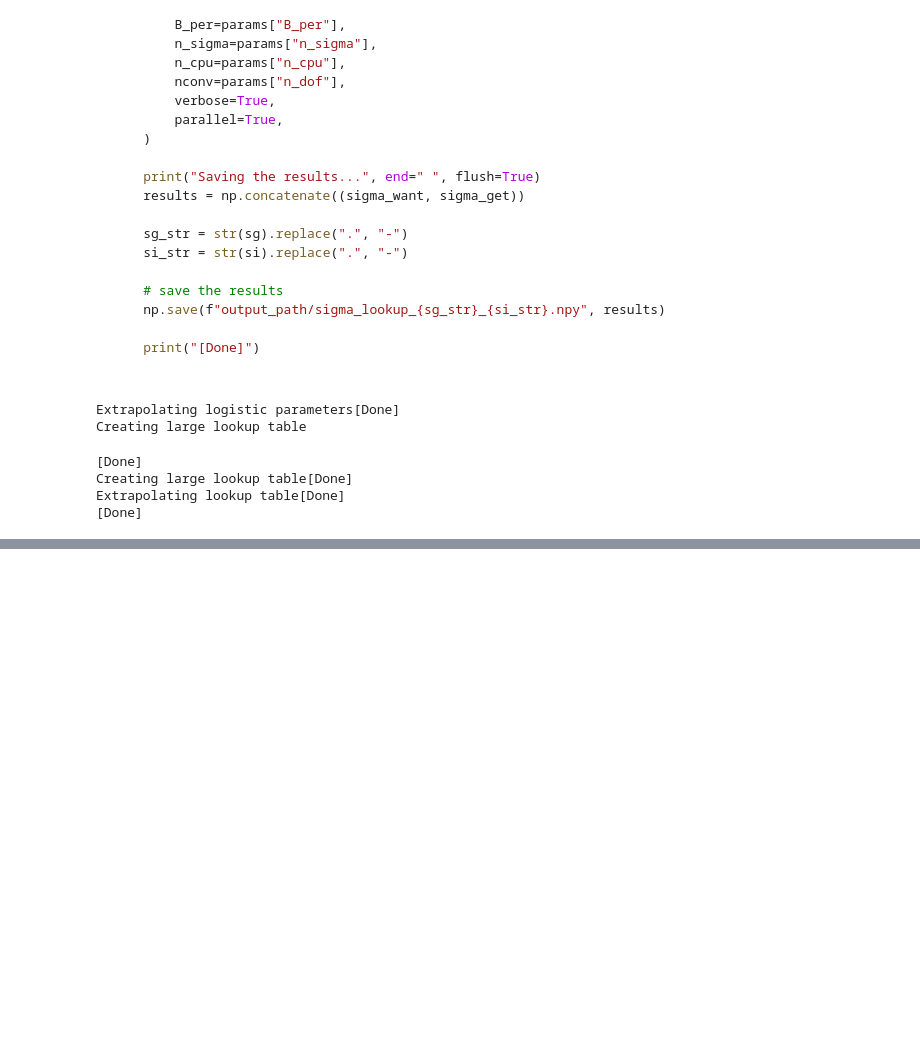
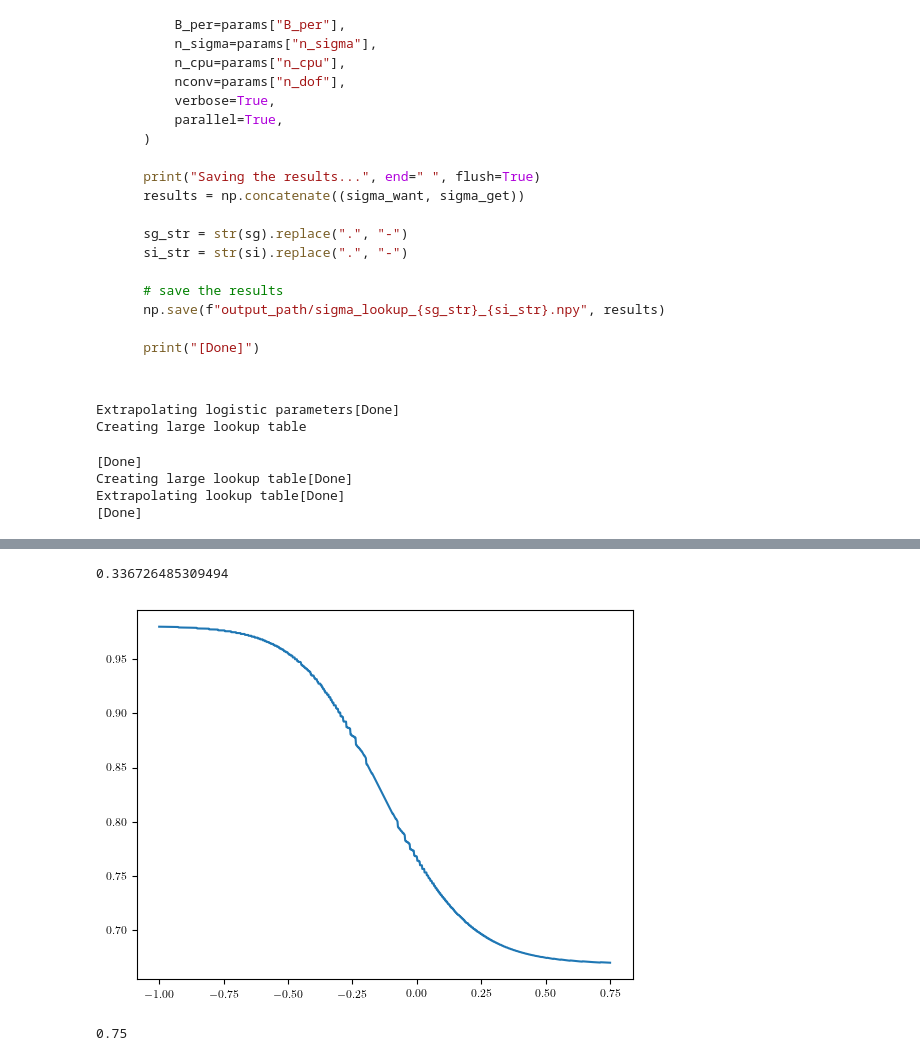
Before and after one commit to fdannert/InLIFEsim, a Jupyter notebook: docs/source/paper_figures/lookup_table.ipynb, the cells around one changed output, grey strips where cells are left out. Cells and saved outputs as stored; diff of their text form; code cells hidden in the pictures; blank space fills up the shorter version.

```diff
--- a/docs/source/paper_figures/lookup_table.ipynb
+++ b/docs/source/paper_figures/lookup_table.ipynb
@@ -266,0 +291,19 @@ plt.show()
+# %%
+import numpy as np
+
+# Plotting the data
+plt.plot(np.linspace(-1, 0.75, 1000), ev.lookup['extrapolation_ratio'][:, -1])
+
+# Finding x-value closest to 0.95 and printing it
+x_values = np.linspace(-1, 0.75, 1000)
+closest_x = x_values[np.abs(ev.lookup['extrapolation_ratio'][:, -1] - 0.95).argmin()]
+print(10**closest_x)
+# %% [output]
+0.336726485309494
+[figure, added]
+# %%
+x_values = np.linspace(-1, 0.75, 1000)
+closest_x = x_values[np.abs(x_values - 0.95).argmin()]
+print(closest_x)
+# %% [output]
+0.75
```
Also changed, not shown: parts of 7 cells of this notebook, 1 other file.
